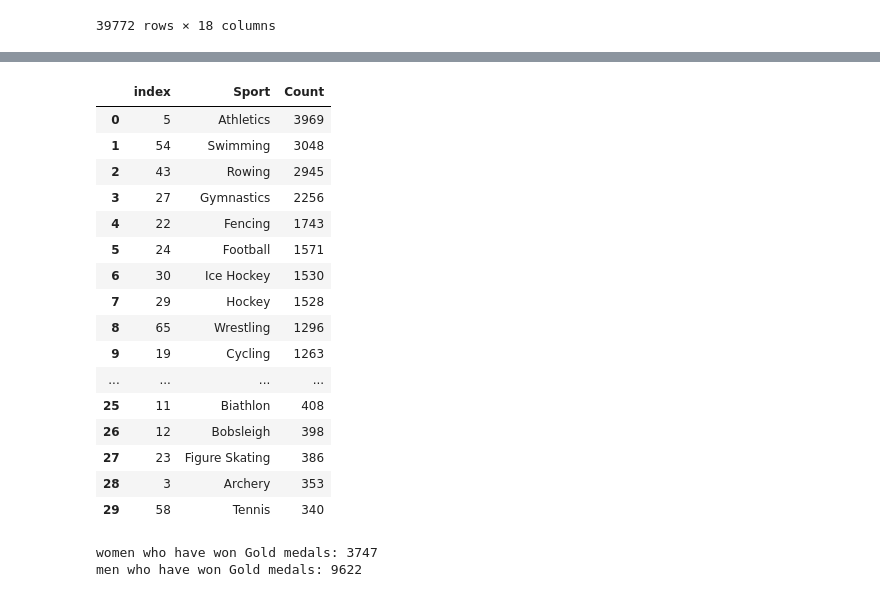
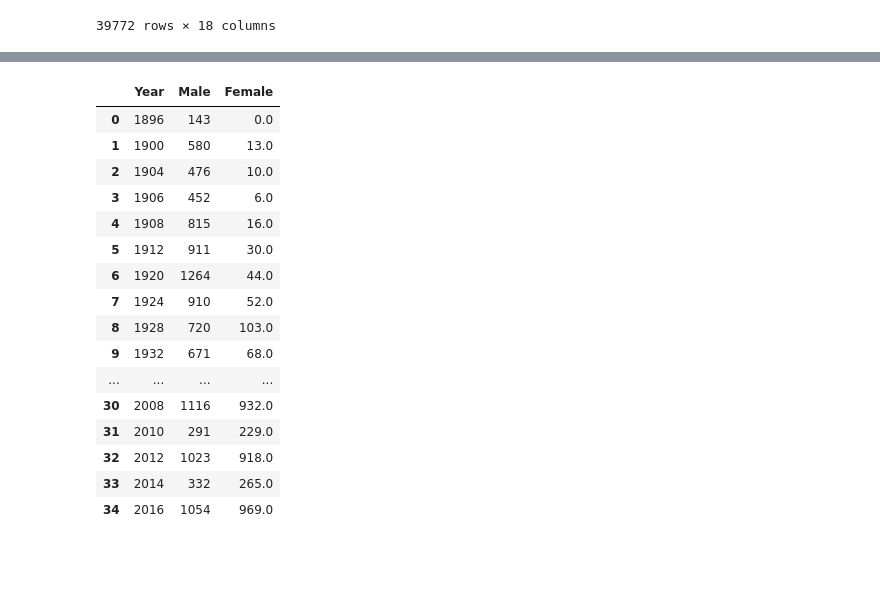
Before and after one commit to MaliheDahmardeh/Olympic-History, a Jupyter notebook: Olympic_History.ipynb, the cells around one changed output, grey strips where cells are left out. Cells and saved outputs as stored; diff of their text form; code cells hidden in the pictures; blank space fills up the shorter version.

```diff
--- a/Olympic_History.ipynb
+++ b/Olympic_History.ipynb
@@ -440,32 +460,29 @@ men_and_women_medals
-# %%
-df_sport = df.groupby('Sport')['Name'].count().reset_index(name = 'Count')
-df_sport = df_sport.sort_values('Count',ascending = False).reset_index()
-df_sport.head(30)
-# %% [output]
-|  | index | Sport | Count |
-| 0 | 5 | Athletics | 3969 |
-| 1 | 54 | Swimming | 3048 |
-| 2 | 43 | Rowing | 2945 |
-| 3 | 27 | Gymnastics | 2256 |
-| 4 | 22 | Fencing | 1743 |
-| 5 | 24 | Football | 1571 |
-| 6 | 30 | Ice Hockey | 1530 |
-| 7 | 29 | Hockey | 1528 |
-| 8 | 65 | Wrestling | 1296 |
-| 9 | 19 | Cycling | 1263 |
-| ... | ... | ... | ... |
-| 25 | 11 | Biathlon | 408 |
-| 26 | 12 | Bobsleigh | 398 |
-| 27 | 23 | Figure Skating | 386 |
-| 28 | 3 | Archery | 353 |
-| 29 | 58 | Tennis | 340 |
-# %%
-#number of women who have won 'Gold' medals
-women_with_gold=df[(df['Sex'] == 'F') & (df['Medal'] == 'Gold')].count()['Medal']
-print('women who have won Gold medals:',women_with_gold)
-#number of men who have won 'Gold' medals
-men_with_gold=df[(df['Sex'] == 'M') & (df['Medal'] == 'Gold')].count()['Medal']
-print('men who have won Gold medals:',men_with_gold)
-# %% [output]
-women who have won Gold medals: 3747
-men who have won Gold medals: 9622
+# %%
+#number of women who have won medals
+women = df[df['Sex'] == 'F'].groupby('Year').count()['Name'].reset_index()
+#number of men who have won medals
+men = df[df['Sex'] == 'M'].groupby('Year').count()['Name'].reset_index()
+
+#number of men and women with medal in each year
+total_athlete= men.merge(women,on='Year',how='left')
+total_athlete.rename(columns={'Name_x':'Male','Name_y':'Female'},inplace=True)
+total_athlete = total_athlete.fillna(0)
+total_athlete
+# %% [output]
+|  | Year | Male | Female |
+| 0 | 1896 | 143 | 0.0 |
+| 1 | 1900 | 580 | 13.0 |
+| 2 | 1904 | 476 | 10.0 |
+| 3 | 1906 | 452 | 6.0 |
+| 4 | 1908 | 815 | 16.0 |
+| 5 | 1912 | 911 | 30.0 |
+| 6 | 1920 | 1264 | 44.0 |
+| 7 | 1924 | 910 | 52.0 |
+| 8 | 1928 | 720 | 103.0 |
+| 9 | 1932 | 671 | 68.0 |
+| ... | ... | ... | ... |
+| 30 | 2008 | 1116 | 932.0 |
+| 31 | 2010 | 291 | 229.0 |
+| 32 | 2012 | 1023 | 918.0 |
+| 33 | 2014 | 332 | 265.0 |
+| 34 | 2016 | 1054 | 969.0 |
```
Also changed, not shown: parts of 4 cells of this notebook.
